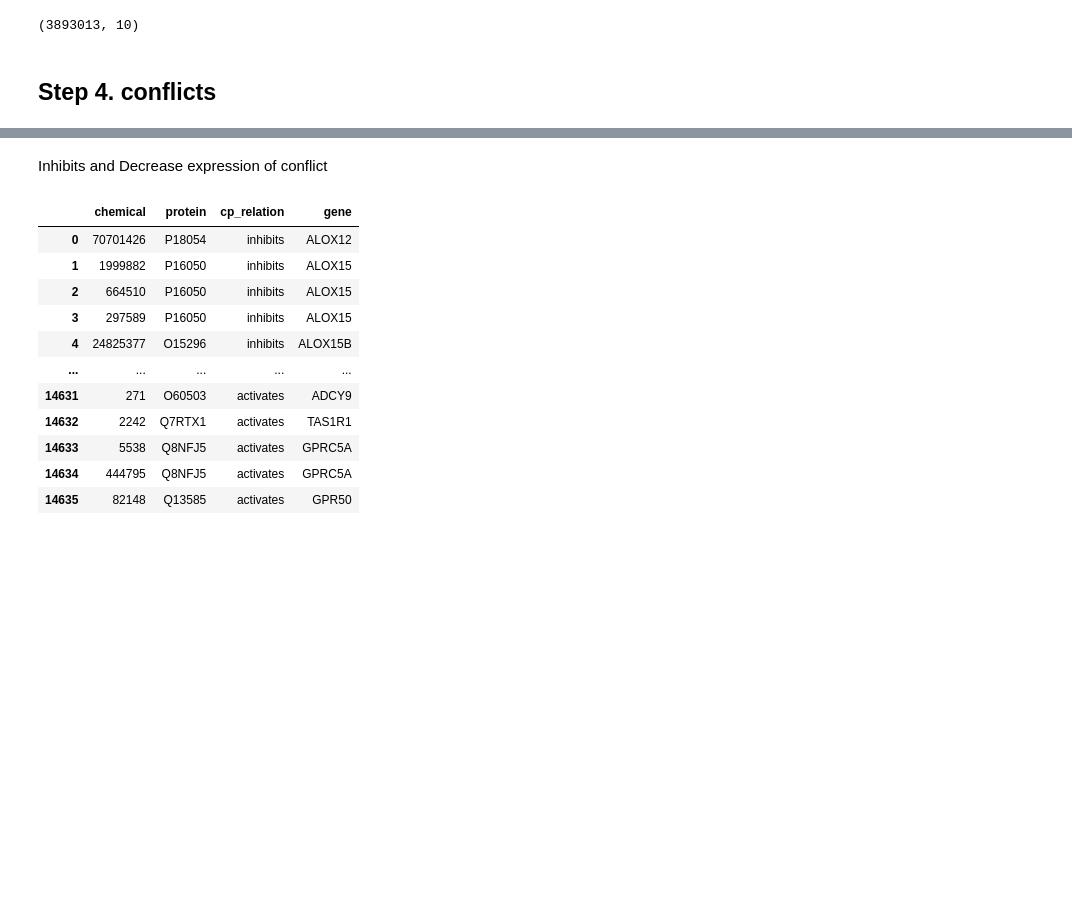
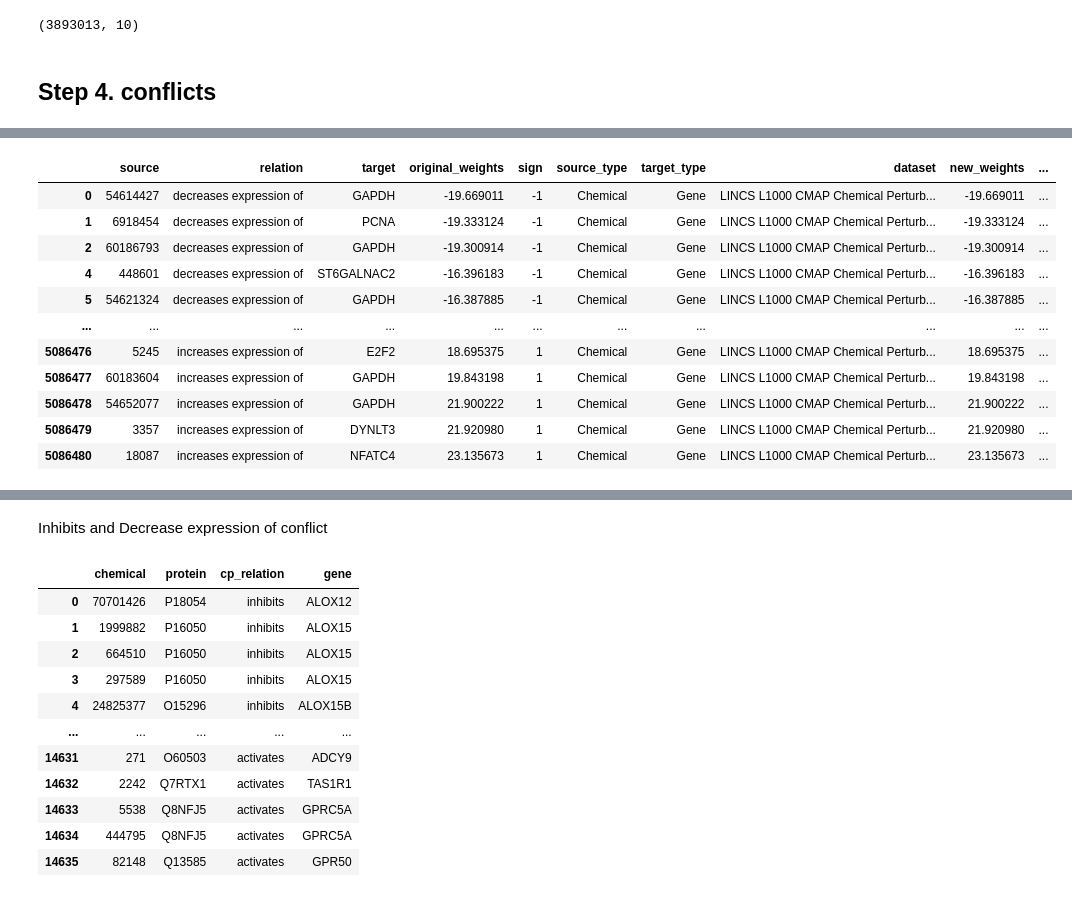
Before and after one commit to mmottaqii/KG-DrugDiscovery, a Jupyter notebook: scripts/kg_preprocessing_2.ipynb, the cells around one changed output, grey strips where cells are left out. Saved outputs shown, nothing was run; the diff lists cells and outputs as text; code cells hidden in the pictures; blank space fills up the shorter version.

```diff
--- a/scripts/kg_preprocessing_2.ipynb
+++ b/scripts/kg_preprocessing_2.ipynb
@@ -832,0 +1059,12 @@ df
+# %%
+# Build a dictionary mapping from drug name to CID
+mapping_chem_dict = dict(zip(mapping_chem['drug'], mapping_chem['CID']))
+
+# Now, update (or add) a column in your KG (let’s call it 'mapped_source')
+# that replaces the source with its corresponding CID if it exists;
+# otherwise, keep the original source.
+df['source'] = df['source'].map(mapping_chem_dict)
+df.drop(columns=['source_orig'], inplace=True)
+df.dropna(inplace=True)
+df["source"] = df["source"].astype(float).astype(int)
+df
@@ -832,0 +1085,70 @@ df
+# %%
+import pandas as pd
+import numpy as np
+
+# Assume your input DataFrame is named df and has columns: target, source, original_weights.
+# (Note: here 'source' is the chemical and 'target' is the gene.)
+
+# Create an output DataFrame.
+df_out = pd.DataFrame()
+
+# 1. Keep the source (chemical) as is.
+df_out["source"] = df["source"]
+
+# 2. Keep the target (gene) as is.
+df_out["target"] = df["target"]
+
+# 3. Compute the relation based on original_weights.
+def compute_relation(x):
+    if x > 0:
+        return "increases expression of"
+    elif x < 0:
+        return "decreases expression of"
+    else:
+        return ""  # or you could set it to NaN
+
+df_out["relation"] = df["original_weights"].apply(compute_relation)
+
+# 4. Copy the original_weights value.
+df_out["original_weights"] = df["original_weights"]
+
+# 5. Set sign based on original_weights.
+df_out["sign"] = df["original_weights"].apply(lambda x: 1 if x > 0 else (-1 if x < 0 else 0))
+
+# 6. Set source_type to "Chemical".
+df_out["source_type"] = "Chemical"
+
+# 7. Set target_type to "Gene".
+df_out["target_type"] = "Gene"
+
+# 8. Set dataset to "LINCS" for all rows.
+df_out["dataset"] = "LINCS L1000 CMAP Chemical Perturbation Consensus Signatures"
+
+# 9. Set new_weights equal to original_weights.
+df_out["new_weights"] = df["original_weights"]
+
+# 10. Set original_weight column to NaN.
+df_out["original_weight"] = np.nan
+
+# Reorder columns to match desired output.
+desired_cols = [
+    "source", "relation", "target", "original_weights", "sign",
+    "source_type", "target_type", "dataset", "new_weights", "original_weight"
+]
+df_out = df_out[desired_cols]
+
+# Display a preview.
+df_out
+# %% [output]
+|  | source | relation | target | original_weights | sign | source_type | target_type | dataset | new_weights | ... |
+| 0 | 54614427 | decreases expression of | GAPDH | -19.669011 | -1 | Chemical | Gene | LINCS L1000 CMAP Chemical Perturb... | -19.669011 | ... |
+| 1 | 6918454 | decreases expression of | PCNA | -19.333124 | -1 | Chemical | Gene | LINCS L1000 CMAP Chemical Perturb... | -19.333124 | ... |
+| 2 | 60186793 | decreases expression of | GAPDH | -19.300914 | -1 | Chemical | Gene | LINCS L1000 CMAP Chemical Perturb... | -19.300914 | ... |
+| 4 | 448601 | decreases expression of | ST6GALNAC2 | -16.396183 | -1 | Chemical | Gene | LINCS L1000 CMAP Chemical Perturb... | -16.396183 | ... |
+| 5 | 54621324 | decreases expression of | GAPDH | -16.387885 | -1 | Chemical | Gene | LINCS L1000 CMAP Chemical Perturb... | -16.387885 | ... |
+| ... | ... | ... | ... | ... | ... | ... | ... | ... | ... | ... |
+| 5086476 | 5245 | increases expression of | E2F2 | 18.695375 | 1 | Chemical | Gene | LINCS L1000 CMAP Chemical Perturb... | 18.695375 | ... |
+| 5086477 | 60183604 | increases expression of | GAPDH | 19.843198 | 1 | Chemical | Gene | LINCS L1000 CMAP Chemical Perturb... | 19.843198 | ... |
+| 5086478 | 54652077 | increases expression of | GAPDH | 21.900222 | 1 | Chemical | Gene | LINCS L1000 CMAP Chemical Perturb... | 21.900222 | ... |
+| 5086479 | 3357 | increases expression of | DYNLT3 | 21.920980 | 1 | Chemical | Gene | LINCS L1000 CMAP Chemical Perturb... | 21.920980 | ... |
+| 5086480 | 18087 | increases expression of | NFATC4 | 23.135673 | 1 | Chemical | Gene | LINCS L1000 CMAP Chemical Perturb... | 23.135673 | ... |
```
Also changed, not shown: parts of 95 cells of this notebook, 1 other file.
